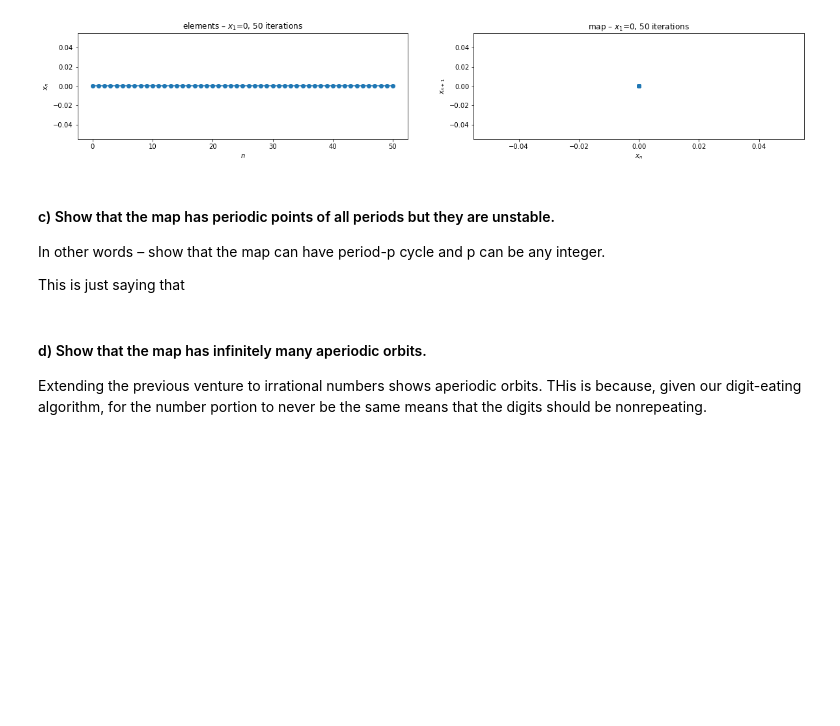
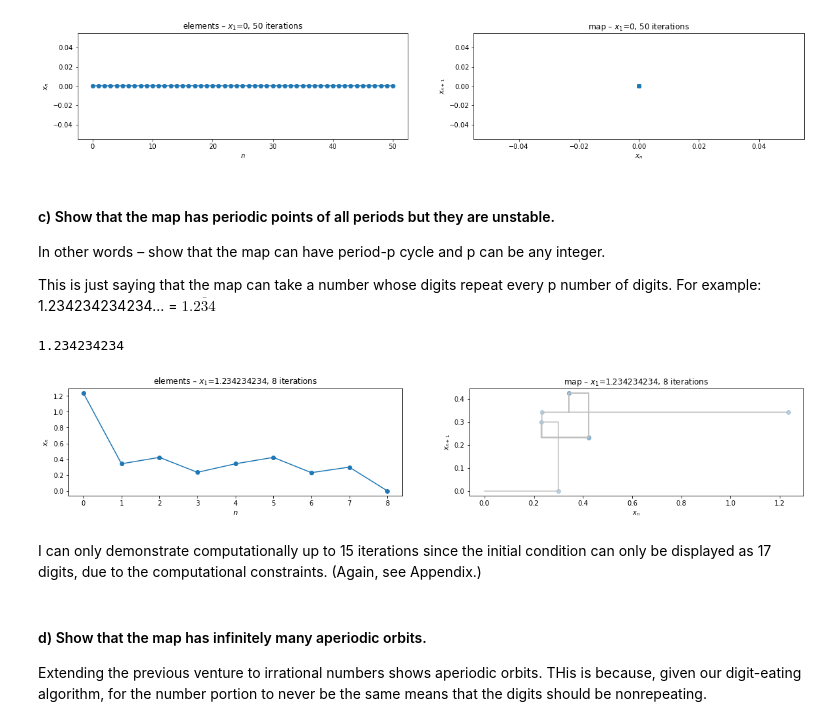
Before and after one commit to mimmphi/Physics-212, a Jupyter notebook: 10.3.7.ipynb, the cells around one changed output. Drawn from its saved outputs; the diff is of its cells as text; code cells hidden in the pictures; blank space fills up the shorter version.

```diff
--- a/10.3.7.ipynb
+++ b/10.3.7.ipynb
@@ -13,7 +13,7 @@ $$x_{n+1} = 10 x_n  \mod(1)$$
 #### a) Draw the graph of the map
 # %%
 # wrapped into a function
-def dec_shift_map(si, stop=None, show=False):
+def dec_shift_map(si, stop=None, show=False, rounded=False):
     '''
     si = initial condition
     stop = number of iterations.
@@ -26,11 +26,16 @@ def dec_shift_map(si, stop=None, show=False):
 
     s = [si] # list of values... initialized only with the initial condition
 
+    if si==0 or rounded==False:
+        while len(s) <= stop:
+            s_mod = 10 * abs(s[-1])
+            s_next = s_mod - math.floor(s_mod)
+            s.append(s_next)
 
-    if si!=0:
+    elif si!=0:
+        i = 0 # counter
+        afters = len(repr(si).split('.')[1]) # get the number of digits after the decimal point in si
         if stop == None:
-            i = 0 # counter
-            afters = len(repr(si).split('.')[1]) # get the number of digits after the decimal point in si
             stop = afters - 1 # number of digits of the 2nd element of the map
 
         while len(s) <= stop:
@@ -38,16 +43,16 @@ def dec_shift_map(si, stop=None, show=False):
             rem = afters - i
             strip = np.round(s[-1], rem)
 
-            s_mod = np.round(10 * abs(strip), rem - 1) # prepare 10x_n, where x_n is the last element in the list...
+            s_mod = np.round(10 * abs(strip), rem) # prepare 10x_n, where x_n is the last element in the list...
             s_next = s_mod - math.floor(s_mod) # ... to execute the mod(1) operation on it
             # I assume x_n+1 (x) = x_n+1 (-x)? you can ascribe the negative sign to the integer part anyway...
             s.append(s_next)
 
-    elif si==0:
-        while len(s) <= stop:
-            s_mod = 10 * abs(s[-1])
-            s_next = s_mod - math.floor(s_mod)
-            s.append(s_next)
+#     elif si==0 or rounded==True:
+#         while len(s) <= stop:
+#             s_mod = 10 * abs(s[-1])
+#             s_next = s_mod - math.floor(s_mod)
+#             s.append(s_next)
 
     # construct cobweb. i.e. plot the vertex – the intermediate step between each point on the map
 
@@ -86,7 +91,7 @@ def dec_shift_map(si, stop=None, show=False):
 #     else:
 #         None
 
-dec_shift_map(si=1.23456789, show=True)
+dec_shift_map(si=1.23456789, show=True, rounded=True)
 # %% [output]
 [1.23456789, 0.3456790000000005, 0.4567899999999998, 0.5678999999999998, 0.6790000000000003, 0.79, 0.9000000000000004, 0.0]
 [figure]
@@ -142,7 +148,20 @@ dec_shift_map(si=0,stop=50)
 
 In other words – show that the map can have period-p cycle and p can be any integer.
 
-This is just saying that
+This is just saying that the map can take a number whose digits repeat every p number of digits. For example: 1.234234234234... = $1.\overline{234}$
+# %%
+def make_rep_num(i, rep, rep_n):
+    dec = ''.join([str(rep)]*rep_n)
+    num = '.'.join([str(i), dec])
+    return float(num)
+
+print(make_rep_num(1, 234, 3))
+dec_shift_map(si = make_rep_num(1, 234, 3), rounded=True)
+# %% [output]
+1.234234234
+[figure, added]
+# %% [markdown]
+I can only demonstrate computationally up to 15 iterations since the initial condition can only be displayed as 17 digits, due to the computational constraints. (Again, see Appendix.)
 # %% [markdown]
 #### d) Show that the map has infinitely many aperiodic orbits.
 
```
Also changed, not shown: parts of 22 cells of this notebook.
